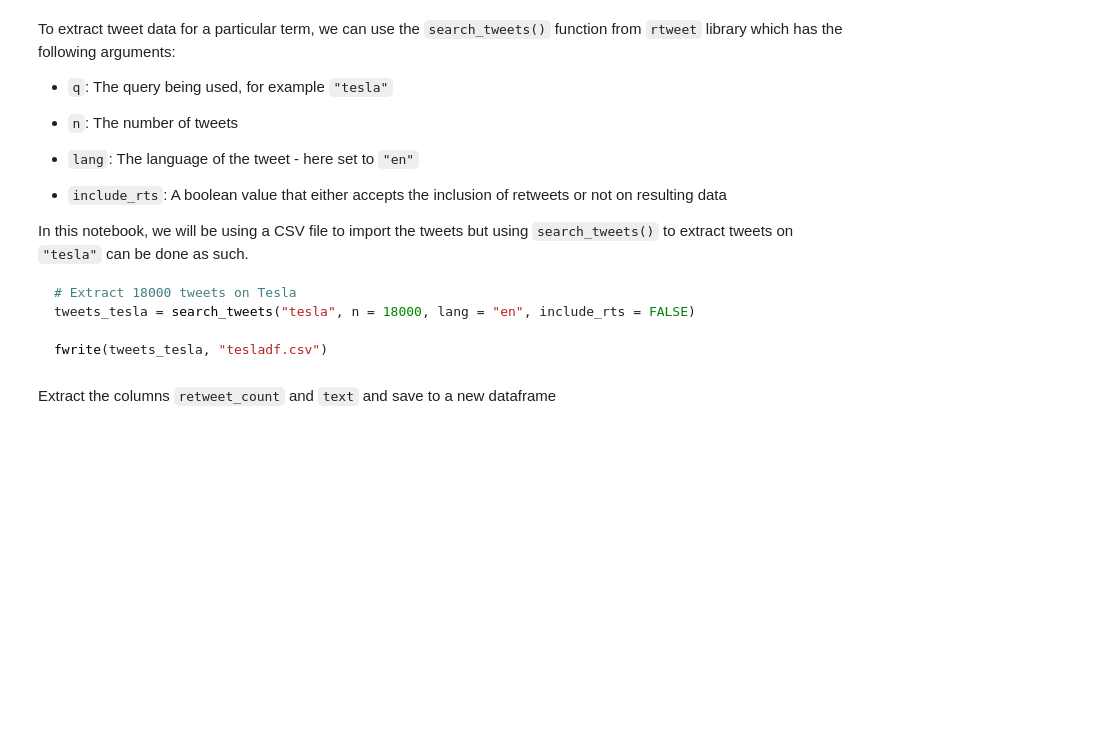
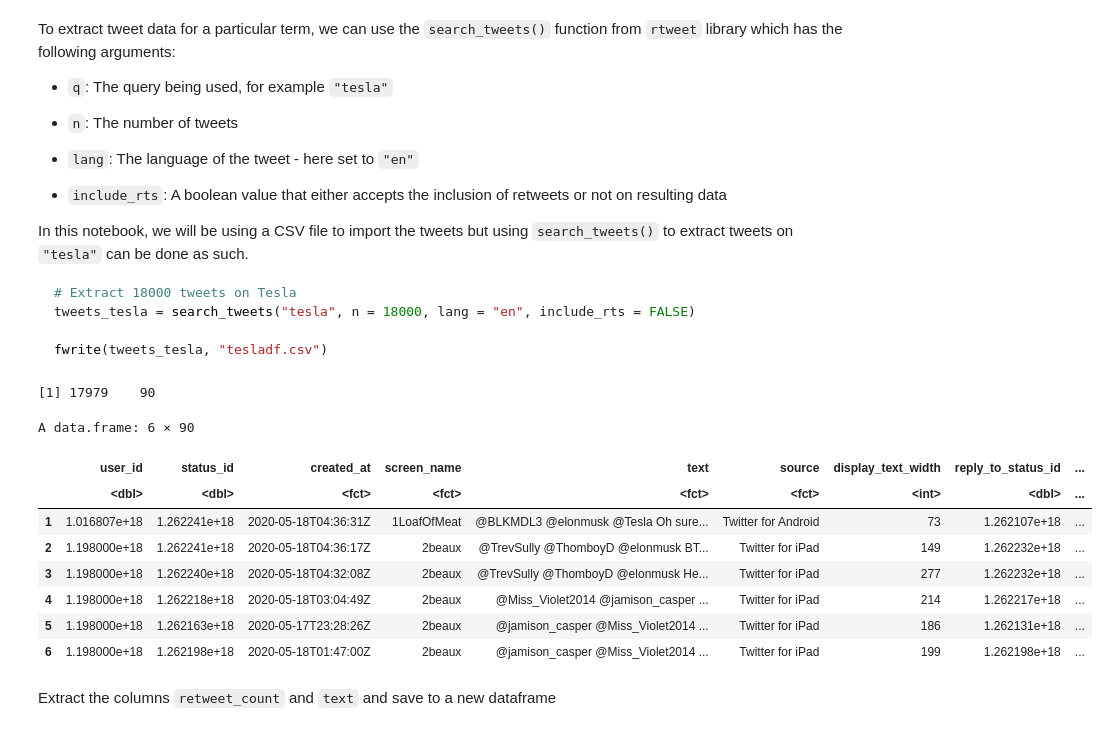
Before and after one commit to ratfarts/datasciencecoursera, a Jupyter notebook: Copy_of_brand_analysis_session_notebook.ipynb, the cells around one changed output. Saved outputs shown, nothing was run; the diff lists cells and outputs as text; code cells hidden in the pictures; blank space fills up the shorter version.

```diff
--- a/Copy_of_brand_analysis_session_notebook.ipynb
+++ b/Copy_of_brand_analysis_session_notebook.ipynb
@@ -131,6 +156,19 @@ fwrite(tweets_tesla, "tesladf.csv")
 tesladf = read.csv("https://github.com/datacamp/Brand-Analysis-using-Social-Media-Data-in-R-Live-Training/blob/master/data/tesladf.csv?raw=true")
 # %%
 # Explore the tweet dataframe
+dim(tesladf)
+head(tesladf)
+# %% [output]
+[1] 17979    90
+A data.frame: 6 × 90
+|  | user_id | status_id | created_at | screen_name | text | source | display_text_width | reply_to_status_id | ... |
+|  | <dbl> | <dbl> | <fct> | <fct> | <fct> | <fct> | <int> | <dbl> | ... |
+| 1 | 1.016807e+18 | 1.262241e+18 | 2020-05-18T04:36:31Z | 1LoafOfMeat | @BLKMDL3 @elonmusk @Tesla Oh sure... | Twitter for Android | 73 | 1.262107e+18 | ... |
+| 2 | 1.198000e+18 | 1.262241e+18 | 2020-05-18T04:36:17Z | 2beaux | @TrevSully @ThomboyD @elonmusk BT... | Twitter for iPad | 149 | 1.262232e+18 | ... |
+| 3 | 1.198000e+18 | 1.262240e+18 | 2020-05-18T04:32:08Z | 2beaux | @TrevSully @ThomboyD @elonmusk He... | Twitter for iPad | 277 | 1.262232e+18 | ... |
+| 4 | 1.198000e+18 | 1.262218e+18 | 2020-05-18T03:04:49Z | 2beaux | @Miss_Violet2014 @jamison_casper ... | Twitter for iPad | 214 | 1.262217e+18 | ... |
+| 5 | 1.198000e+18 | 1.262163e+18 | 2020-05-17T23:28:26Z | 2beaux | @jamison_casper @Miss_Violet2014 ... | Twitter for iPad | 186 | 1.262131e+18 | ... |
+| 6 | 1.198000e+18 | 1.262198e+18 | 2020-05-18T01:47:00Z | 2beaux | @jamison_casper @Miss_Violet2014 ... | Twitter for iPad | 199 | 1.262198e+18 | ... |
 # %% [markdown]
 Extract the columns `retweet_count` and `text` and save to a new dataframe
 # %%
```
Also changed, not shown: parts of 18 cells of this notebook.
